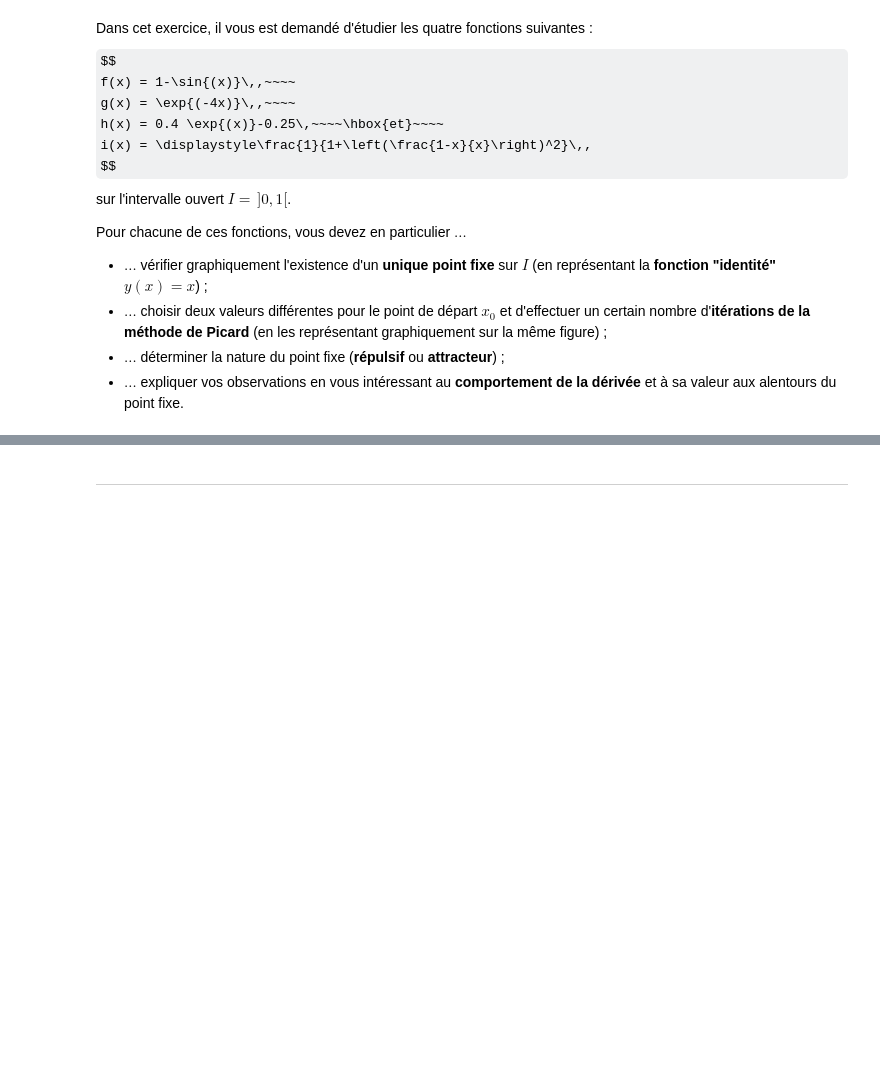
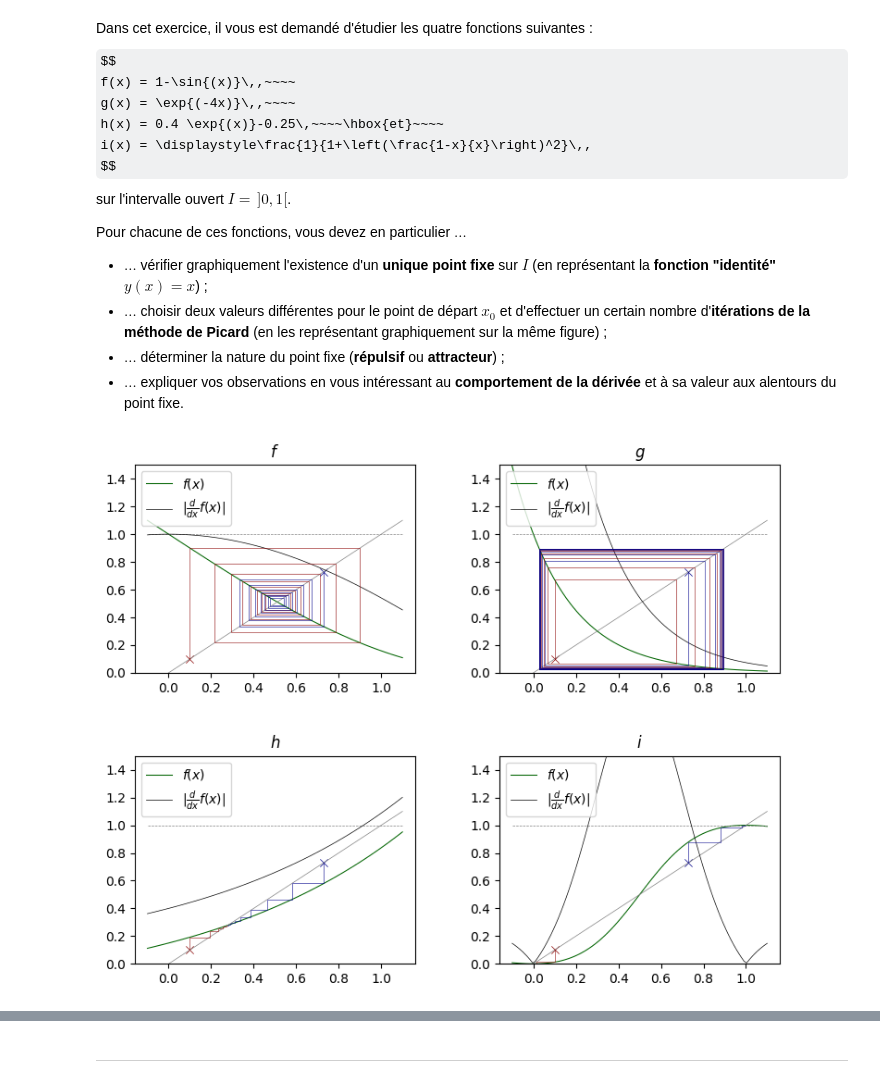
Before and after one commit to mightykatun/epfl-icc-man, a Jupyter notebook: Series/Serie_11/Serie_11.ipynb, the cells around one changed output, grey strips where cells are left out. Saved outputs shown, nothing was run; the diff lists cells and outputs as text; code cells hidden in the pictures; some formulas as TeX source; blank space fills up the shorter version.

```diff
--- a/Series/Serie_11/Serie_11.ipynb
+++ b/Series/Serie_11/Serie_11.ipynb
@@ -159,0 +111,49 @@ Pour chacune de ces fonctions, vous devez en particulier $\dots$
+# %%
+# functions to evaluate
+funcs = [
+    (lambda x: 1 - np.sin(x), 'f', lambda x: - np.cos(x)),
+    (lambda x: np.exp(-4*x), 'g', lambda x: -4*np.exp(-4*x)),
+    (lambda x: 0.4*np.exp(x)-0.25, 'h', lambda x: 0.4*np.exp(x)),
+    (lambda x: 1/(1 + ((1 - x)/x)**2), 'i', lambda x: (2*x*(1 - x))/(2*x**2 - 2*x + 1)**2)
+]
+
+# parameters
+x_arr = np.linspace(-0.1, 1.1, 100)
+starting_p = [(0.1, 'darkred'), (0.73, 'darkblue')]
+npicard = 15
+tol = 1e-10
+
+# plots
+fig = plt.figure(figsize=(9, 7))
+
+for i, func in enumerate(funcs):
+    # plot
+    plt.subplot(2, 2, i + 1)
+    plt.plot(x_arr, func[0](x_arr), color='darkgreen', linewidth=0.75, label=r'$f(x)$')
+    plt.plot(x_arr, x_arr, color='gray', linewidth=0.5)
+
+    plt.hlines(1, -0.1, 1.1, color='gray', linewidth=0.5, linestyle='--') # constante y = 1
+    plt.plot(x_arr, abs(func[2](x_arr)), color='black', linewidth=0.5, label=r'$|\frac{d}{dx}f(x)|$') # derivative
+
+    plt.title(rf'${func[1]}$')
+    plt.legend(loc='upper left')
+    plt.ylim((0, 1.5))
+
+    # picard
+    for j in starting_p:
+        x = j[0]
+        n = 0
+        plt.scatter(x, x, marker='x', color=j[1], linewidth=0.5)
+        while True:
+            n += 1
+            plt.vlines(x, x, func[0](x), linewidth=0.4, color=j[1])
+            new_x = func[0](x)
+            plt.hlines(func[0](x), x, new_x, linewidth=0.4, color=j[1])
+            if abs(new_x - x) < tol or n >= npicard:
+                break
+            x = new_x
+
+fig.subplots_adjust(wspace=0.3, hspace=0.4)
+plt.show()
+# %% [output]
+[figure, added]
```
Also changed, not shown: parts of 7 cells of this notebook.
